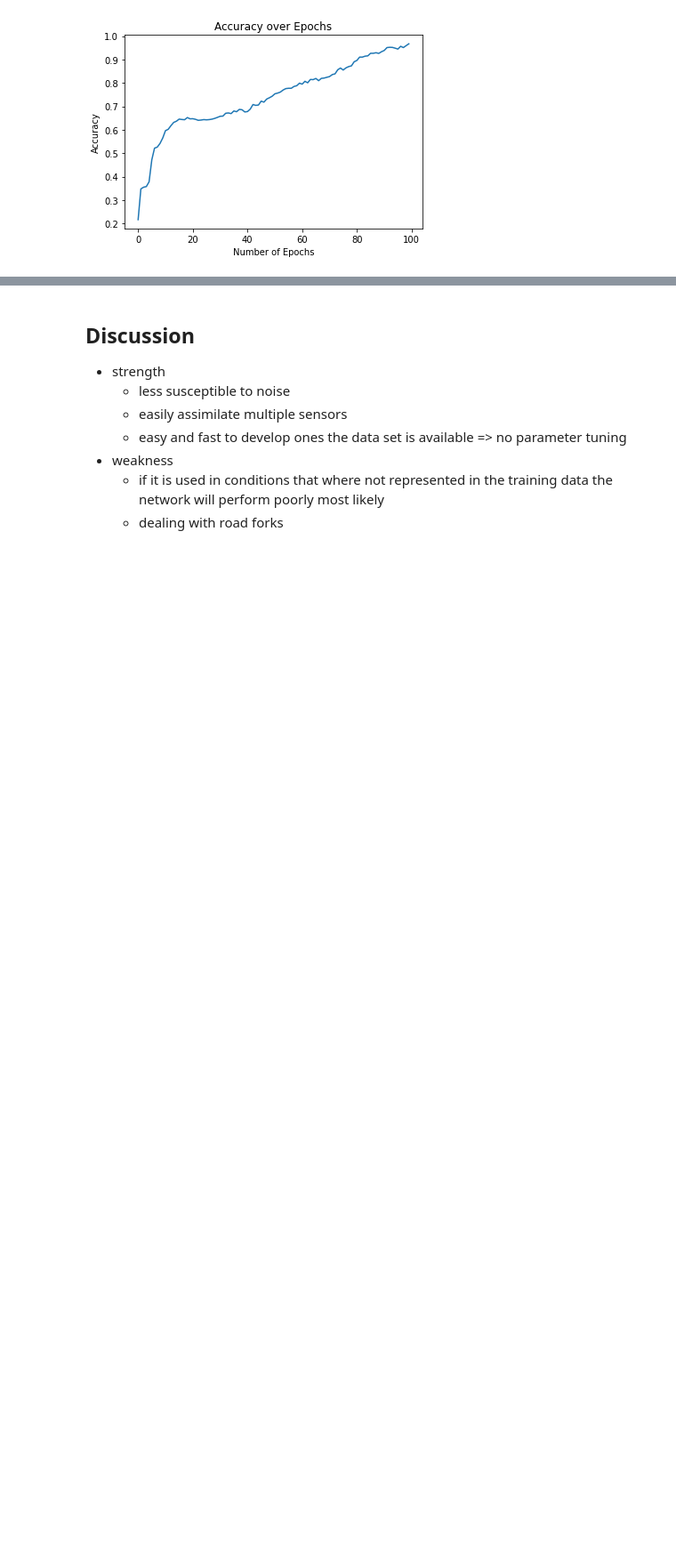
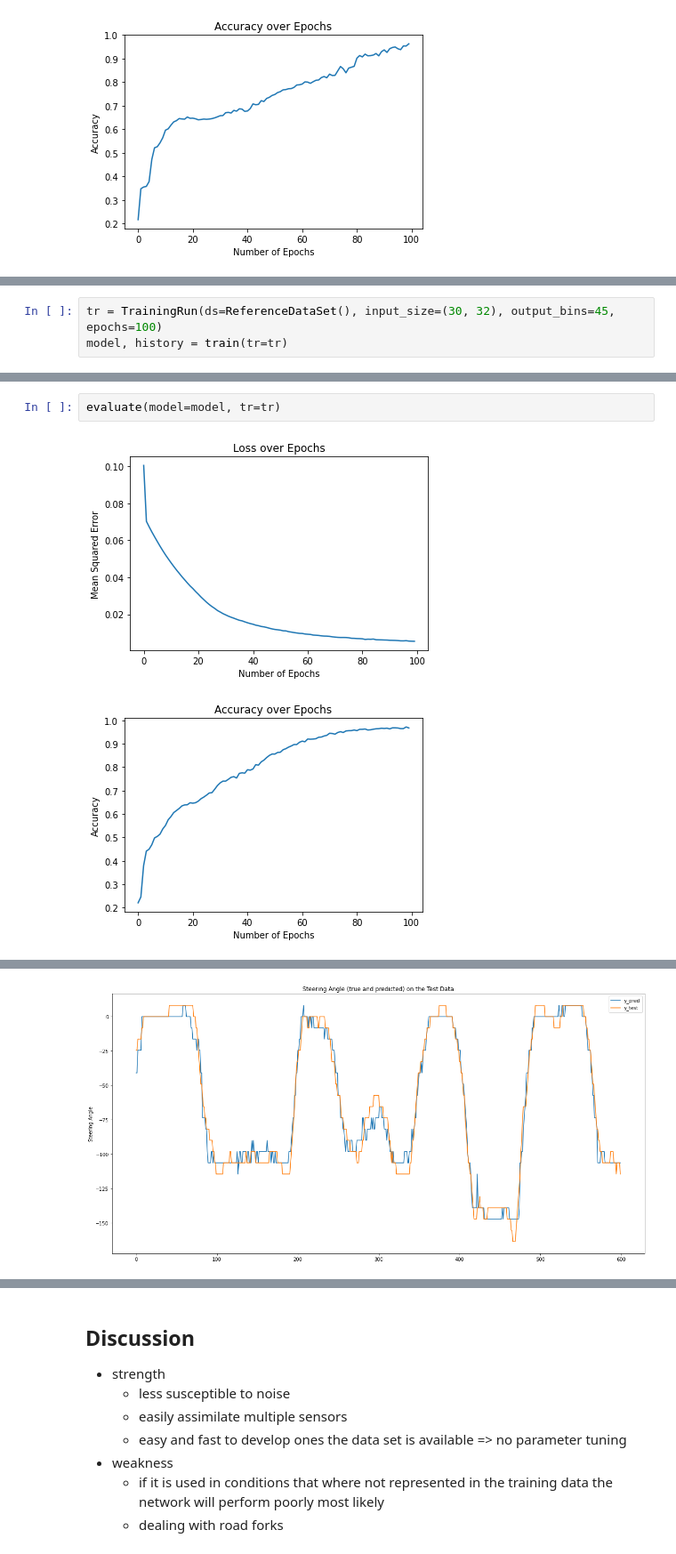
Before and after one commit to fabian-hk/Imitation-Learning, a Jupyter notebook: AVLINN.ipynb, the cells around one changed output, grey strips where cells are left out. Shown: that part at 89% size. Cells and saved outputs as stored; diff of their text form; blank space fills up the shorter version.

Commit message:
train and evaluate function in notebook

```diff
--- a/AVLINN.ipynb
+++ b/AVLINN.ipynb
@@ -271,0 +326,3 @@ INFO:tensorflow:Assets written to: model/assets
+# %%
+tr = TrainingRun(ds=ReferenceDataSet(), input_size=(30, 32), output_bins=45, epochs=100)
+model, history = train(tr=tr)
@@ -271,0 +349,5 @@ INFO:tensorflow:Assets written to: model/assets
+# %%
+evaluate(model=model, tr=tr)
+# %% [output]
+[figure, added]
+[figure, added]
@@ -272,2 +356,3 @@ INFO:tensorflow:Assets written to: model/assets
+[figure, added]
 # %% [markdown]
 ![Test with smaller input size](graphic/visualization_ReferenceDataSet_100_(30,32)_45.gif)
```
Also changed, not shown: parts of 20 cells of this notebook.
